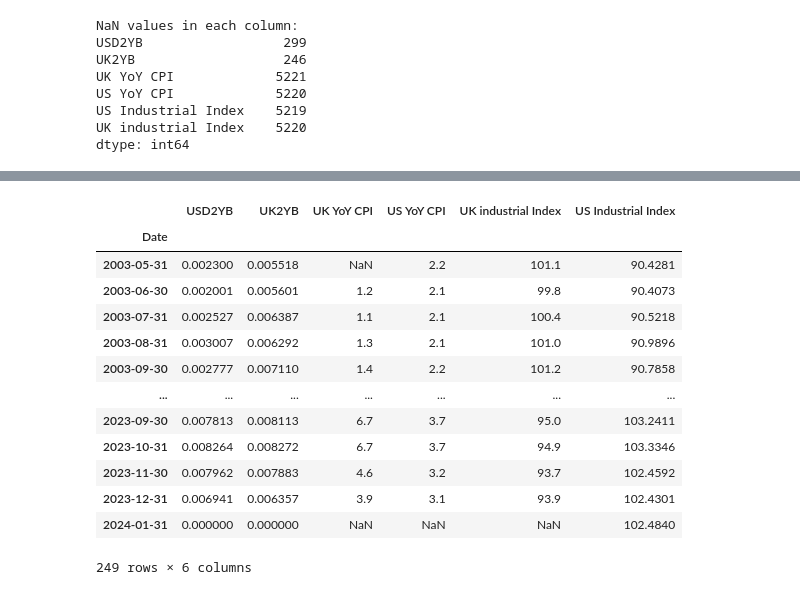
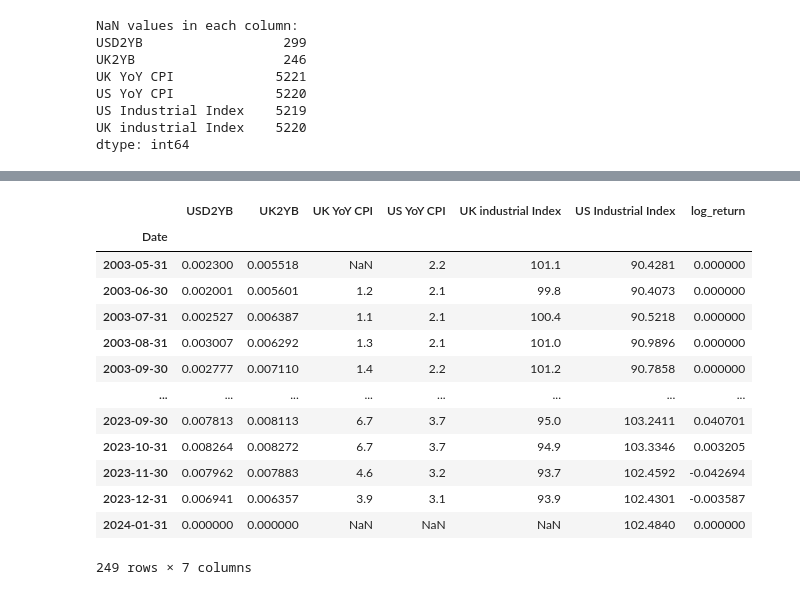
Before and after one commit to luisjo819UCLA/Portfolio-Finance-Project, a Jupyter notebook: GroupProject-1_applying .last function.ipynb, the cells around one changed output, grey strips where cells are left out. Drawn from its saved outputs; the diff is of its cells as text; code cells hidden in the pictures.

Commit message:
Whole data with returns of exchange rate

```diff
--- a/GroupProject-1_applying .last function.ipynb
+++ b/GroupProject-1_applying .last function.ipynb
@@ -52,6 +52,6 @@ initial_date
 Timestamp('2003-05-01 00:00:00')
 # %%
 #Lets transform the date to a string, keeping the format YYYY-DD-MM
-initial_date_2 = initial_date.strftime('%Y-%m-%)
+initial_date_2 = initial_date.strftime('%Y-%m-%d')
 initial_date_2
 # %% [output]
@@ -89,18 +81,3 @@ df['UK2YB'] = ((df['UK2YB']/100)+1)**(1/126)
 #Im gonna transform the USD2YB and UK2YB to a log return
 df['USD2YB'] = np.log(df['USD2YB'])
 df['UK2YB'] = np.log(df['UK2YB'])
-# %%
-import yfinance as yf
-
-def get_exchange_rate(base_currency, quote_currency):
-    ticker = f"{base_currency}{quote_currency}=X"
-    data = yf.download(ticker, start="2022-01-01", end="2024-01-01")
-
-    # Assuming 'Close' represents the closing price, you can extract the exchange rate
-    exchange_rate = data['Close'].iloc[-1]
-
-    return exchange_rate
-
-# Example: Get exchange rate between USD and GBP
-usd_to_gbp_rate = get_exchange_rate("USD", "GBP")
-print(f"Exchange rate between USD and GBP: {usd_to_gbp_rate}")
@@ -120,3 +94,12 @@ US YoY CPI             5220
 US Industrial Index    5219
 UK industrial Index    5220
 dtype: int64
+# %%
+#Im gonna calculate the log return of the exchange rate
+usd_to_gbp_rate = usd_to_gbp_rate.copy()
+
+usd_to_gbp_rate['log_return'] = np.log(usd_to_gbp_rate['Adj Close']) - np.log(usd_to_gbp_rate['Adj Close'].shift(1))
+#were gonna drop the first value of the log return
+usd_to_gbp_rate = usd_to_gbp_rate.dropna()
+#we keep only the columns Adj Close and log_return
+usd_to_gbp_rate = usd_to_gbp_rate[['Adj Close', 'log_return']]
@@ -123,3 +111,2 @@ dtype: int64
 # %%
-#Lets merge the data with the exchange rate, keeping the data from the final_project_data.csv
-df.merge(usd_to_gbp_rate, left_index=True, right_index=True, how='left')
+df = df.merge(usd_to_gbp_rate["log_return"], left_index=True, right_index=True, how='left')
@@ -128,23 +133,23 @@ TypeError: Can only merge Series or DataFrame objects, a <class 'numpy.float64'>
 # %%
 #Im gonna resample the data to a monthly frequency. For USD2YB and UK2YB we are gonna use the sum of the log returns, and for the rest of the columns we are gonna use the last value of the month.
 
-df2 = df.resample('M').agg({'USD2YB':'sum', 'UK2YB':'sum', 'UK YoY CPI':'last', 'US YoY CPI':'last', 'UK industrial Index':'last', 'US Industrial Index':'last'})
+df2 = df.resample('M').agg({'USD2YB':'sum', 'UK2YB':'sum', 'UK YoY CPI':'last', 'US YoY CPI':'last', 'UK industrial Index':'last', 'US Industrial Index':'last', 'log_return':'sum'})
 df2
 # %% [output]
-|  | USD2YB | UK2YB | UK YoY CPI | US YoY CPI | UK industrial Index | US Industrial Index |
-| Date |  |  |  |  |  |  |
-| 2003-05-31 | 0.002300 | 0.005518 | NaN | 2.2 | 101.1 | 90.4281 |
-| 2003-06-30 | 0.002001 | 0.005601 | 1.2 | 2.1 | 99.8 | 90.4073 |
-| 2003-07-31 | 0.002527 | 0.006387 | 1.1 | 2.1 | 100.4 | 90.5218 |
-| 2003-08-31 | 0.003007 | 0.006292 | 1.3 | 2.1 | 101.0 | 90.9896 |
-| 2003-09-30 | 0.002777 | 0.007110 | 1.4 | 2.2 | 101.2 | 90.7858 |
-| ... | ... | ... | ... | ... | ... | ... |
-| 2023-09-30 | 0.007813 | 0.008113 | 6.7 | 3.7 | 95.0 | 103.2411 |
-| 2023-10-31 | 0.008264 | 0.008272 | 6.7 | 3.7 | 94.9 | 103.3346 |
-| 2023-11-30 | 0.007962 | 0.007883 | 4.6 | 3.2 | 93.7 | 102.4592 |
-| 2023-12-31 | 0.006941 | 0.006357 | 3.9 | 3.1 | 93.9 | 102.4301 |
-| 2024-01-31 | 0.000000 | 0.000000 | NaN | NaN | NaN | 102.4840 |
+|  | USD2YB | UK2YB | UK YoY CPI | US YoY CPI | UK industrial Index | US Industrial Index | log_return |
+| Date |  |  |  |  |  |  |  |
+| 2003-05-31 | 0.002300 | 0.005518 | NaN | 2.2 | 101.1 | 90.4281 | 0.000000 |
+| 2003-06-30 | 0.002001 | 0.005601 | 1.2 | 2.1 | 99.8 | 90.4073 | 0.000000 |
+| 2003-07-31 | 0.002527 | 0.006387 | 1.1 | 2.1 | 100.4 | 90.5218 | 0.000000 |
+| 2003-08-31 | 0.003007 | 0.006292 | 1.3 | 2.1 | 101.0 | 90.9896 | 0.000000 |
+| 2003-09-30 | 0.002777 | 0.007110 | 1.4 | 2.2 | 101.2 | 90.7858 | 0.000000 |
+| ... | ... | ... | ... | ... | ... | ... | ... |
+| 2023-09-30 | 0.007813 | 0.008113 | 6.7 | 3.7 | 95.0 | 103.2411 | 0.040701 |
+| 2023-10-31 | 0.008264 | 0.008272 | 6.7 | 3.7 | 94.9 | 103.3346 | 0.003205 |
+| 2023-11-30 | 0.007962 | 0.007883 | 4.6 | 3.2 | 93.7 | 102.4592 | -0.042694 |
+| 2023-12-31 | 0.006941 | 0.006357 | 3.9 | 3.1 | 93.9 | 102.4301 | -0.003587 |
+| 2024-01-31 | 0.000000 | 0.000000 | NaN | NaN | NaN | 102.4840 | 0.000000 |
-249 rows × 6 columns
+249 rows × 7 columns
 # %%
 # Specify the columns to be shifted
 columns_to_shift = ['UK YoY CPI', 'US YoY CPI', 'US Industrial Index', 'UK industrial Index']
```
Also changed, not shown: parts of 11 cells of this notebook.
